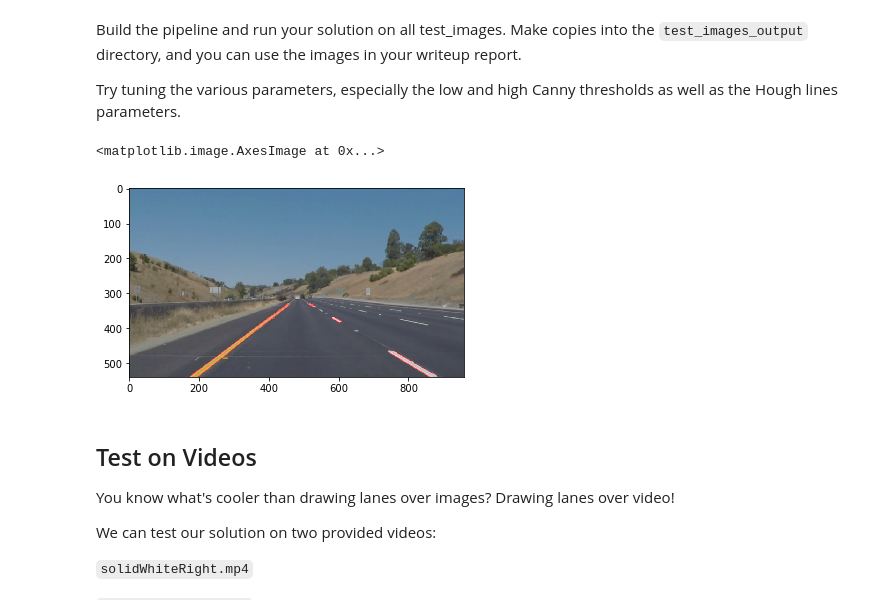
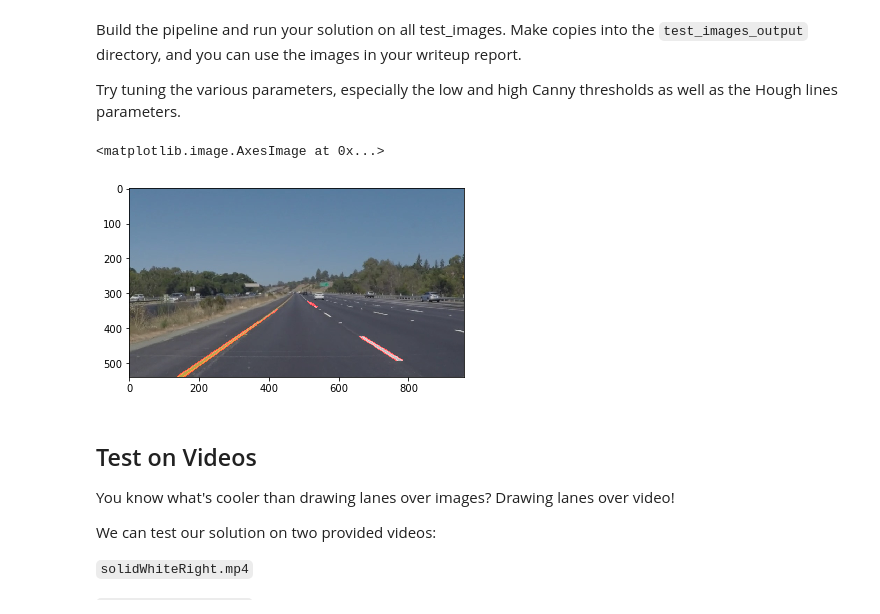
Before and after one commit to nickpoerio/SelfDrivingCar-Course1-Proj1, a Jupyter notebook: P1.ipynb, the cells around one changed output. Saved outputs shown, nothing was run; the diff lists cells and outputs as text; code cells hidden in the pictures.

```diff
--- a/P1.ipynb
+++ b/P1.ipynb
@@ -194,36 +194,38 @@ Build the pipeline and run your solution on all test_images. Make copies into th
 Try tuning the various parameters, especially the low and high Canny thresholds as well as the Hough lines parameters.
 # %%
 # TODO: Build your pipeline that will draw lane lines on the test_images
-image = mpimg.imread('test_images/whiteCarLaneSwitch.jpg')
+image = mpimg.imread('test_images/solidYellowLeft.jpg')
 image_grey=grayscale(image)
 #
 kernel_size = 7
 image_blur=gaussian_blur(image_grey, kernel_size)
 #
-low_threshold = 45
-high_threshold = 115
+low_threshold = 70
+high_threshold = 150
 image_edges = canny(image_blur, low_threshold, high_threshold)
 #
 imshape = image.shape
-vertices = np.array([[(imshape[1]*.1,imshape[0]),(imshape[1]*.45, imshape[0]*0.61), (imshape[1]*.56, imshape[0]*0.61), (imshape[1]*.95,imshape[0])]], dtype=np.int32)
+vertices = np.array([[(imshape[1]*.13,imshape[0]),(imshape[1]*.48, imshape[0]*0.6), (imshape[1]*.58, imshape[0]*0.6), (imshape[1]*.93,imshape[0])]], dtype=np.int32)
 image_mask_edges=region_of_interest(image_edges, vertices)
 #plt.imshow(image_mask_edges)
 #
 rho = 1 # distance resolution in pixels of the Hough grid
 theta = np.pi/180 # angular resolution in radians of the Hough grid
 threshold = 20     # minimum number of votes (intersections in Hough grid cell)
-min_line_length = 10 #minimum number of pixels making up a line
-max_line_gap =7    # maximum gap in pixels between connectable line segments
+min_line_length = 20 #minimum number of pixels making up a line
+max_line_gap =15    # maximum gap in pixels between connectable line segments
+#
 image_line = hough_lines(image_mask_edges, rho, theta, threshold, min_line_length, max_line_gap)
+#introdurre soglie su theta
 #
 image_output = weighted_img(image_line, image, α=0.8, β=1., γ=0.)
 plt.imshow(image_output)
 
 
 # then save them to the test_images_output directory.
 # %% [output]
 <matplotlib.image.AxesImage at 0x...>
-[figure, old version]
+[figure, new version]
 # %% [markdown]
 ## Test on Videos
 
```
Also changed, not shown: parts of 4 cells of this notebook.
